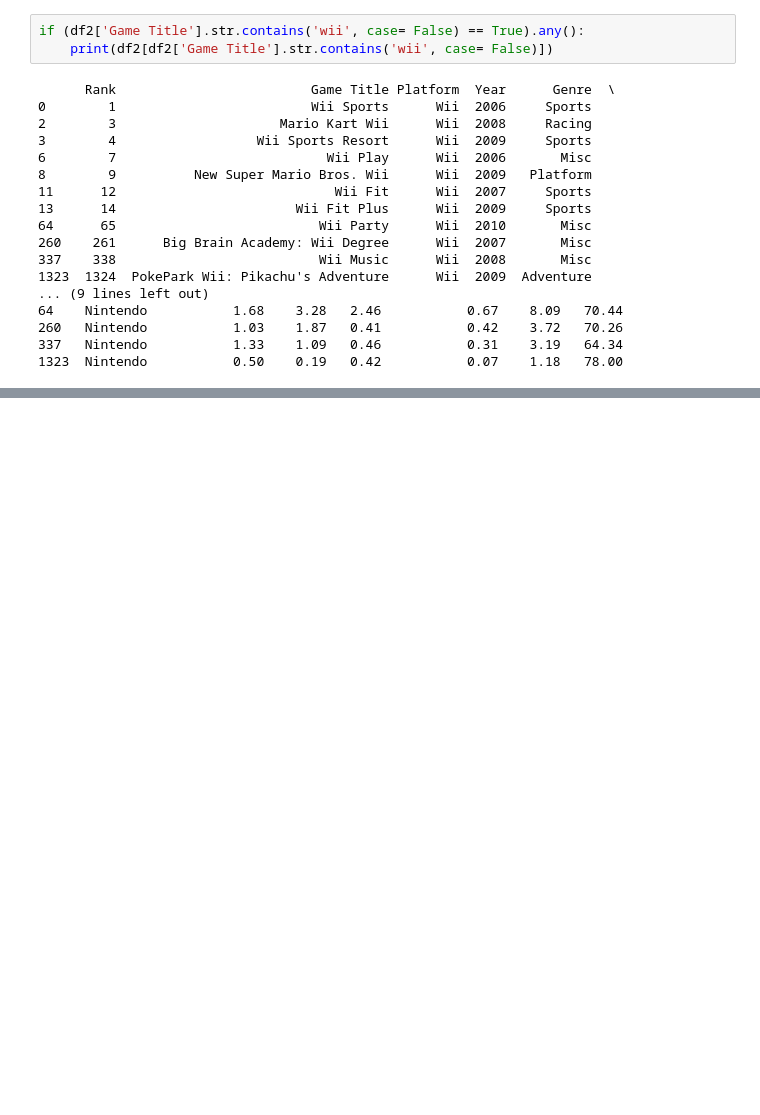
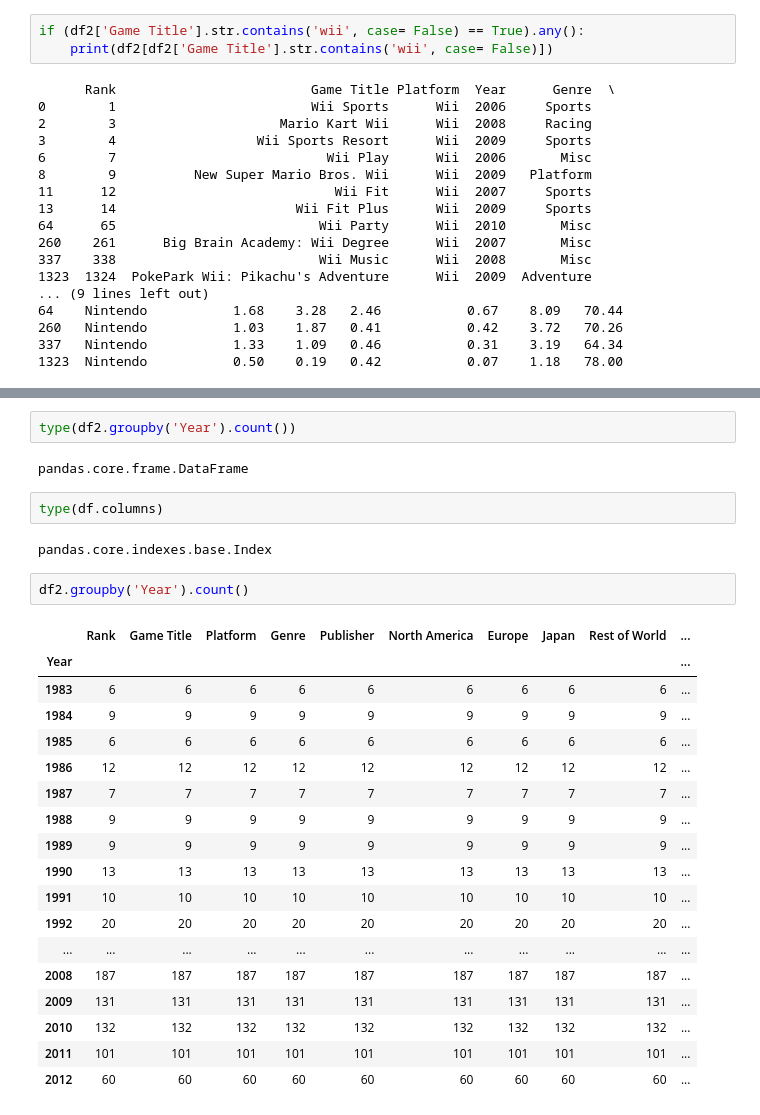
Before and after one commit to sky-forest/Video-Games-Sales, a Jupyter notebook: Video_Games_Sales.ipynb, the cells around one changed output, grey strips where cells are left out. Drawn from its saved outputs; the diff is of its cells as text; blank space fills up the shorter version.

```diff
--- a/Video_Games_Sales.ipynb
+++ b/Video_Games_Sales.ipynb
@@ -189,0 +272,29 @@ df2[df2['Game Title'].str.contains('wii', case= False)]
+# %%
+type(df2.groupby('Year').count())
+# %% [output]
+pandas.core.frame.DataFrame
+# %%
+type(df.columns)
+# %% [output]
+pandas.core.indexes.base.Index
+# %%
+df2.groupby('Year').count()
+# %% [output]
+|  | Rank | Game Title | Platform | Genre | Publisher | North America | Europe | Japan | Rest of World | ... |
+| Year |  |  |  |  |  |  |  |  |  | ... |
+| 1983 | 6 | 6 | 6 | 6 | 6 | 6 | 6 | 6 | 6 | ... |
+| 1984 | 9 | 9 | 9 | 9 | 9 | 9 | 9 | 9 | 9 | ... |
+| 1985 | 6 | 6 | 6 | 6 | 6 | 6 | 6 | 6 | 6 | ... |
+| 1986 | 12 | 12 | 12 | 12 | 12 | 12 | 12 | 12 | 12 | ... |
+| 1987 | 7 | 7 | 7 | 7 | 7 | 7 | 7 | 7 | 7 | ... |
+| 1988 | 9 | 9 | 9 | 9 | 9 | 9 | 9 | 9 | 9 | ... |
+| 1989 | 9 | 9 | 9 | 9 | 9 | 9 | 9 | 9 | 9 | ... |
+| 1990 | 13 | 13 | 13 | 13 | 13 | 13 | 13 | 13 | 13 | ... |
+| 1991 | 10 | 10 | 10 | 10 | 10 | 10 | 10 | 10 | 10 | ... |
+| 1992 | 20 | 20 | 20 | 20 | 20 | 20 | 20 | 20 | 20 | ... |
+| ... | ... | ... | ... | ... | ... | ... | ... | ... | ... | ... |
+| 2008 | 187 | 187 | 187 | 187 | 187 | 187 | 187 | 187 | 187 | ... |
+| 2009 | 131 | 131 | 131 | 131 | 131 | 131 | 131 | 131 | 131 | ... |
+| 2010 | 132 | 132 | 132 | 132 | 132 | 132 | 132 | 132 | 132 | ... |
+| 2011 | 101 | 101 | 101 | 101 | 101 | 101 | 101 | 101 | 101 | ... |
+| 2012 | 60 | 60 | 60 | 60 | 60 | 60 | 60 | 60 | 60 | ... |
```
Also changed, not shown: parts of 13 cells of this notebook, 3 other files.
